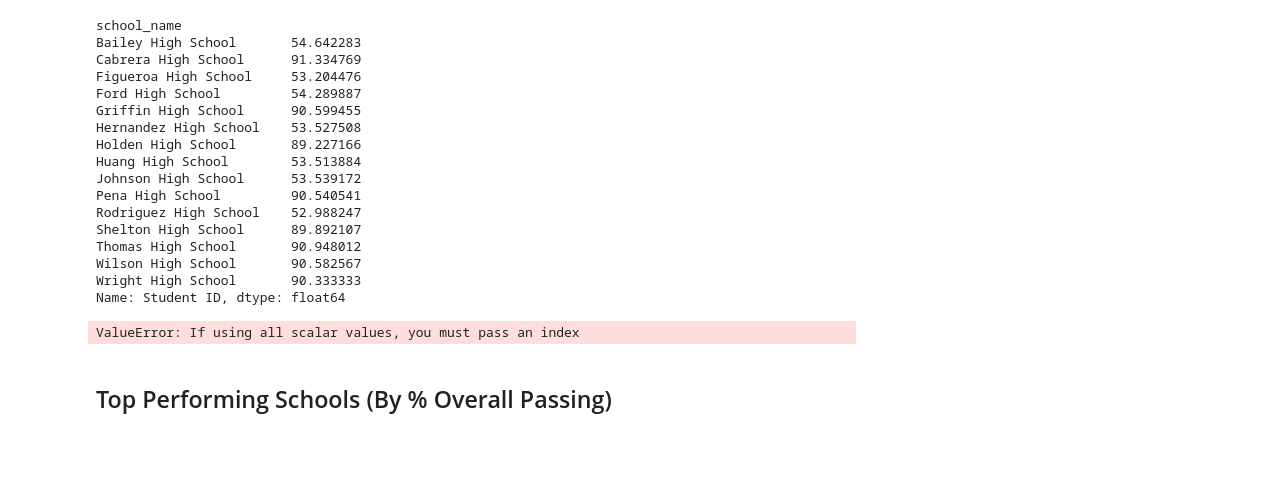
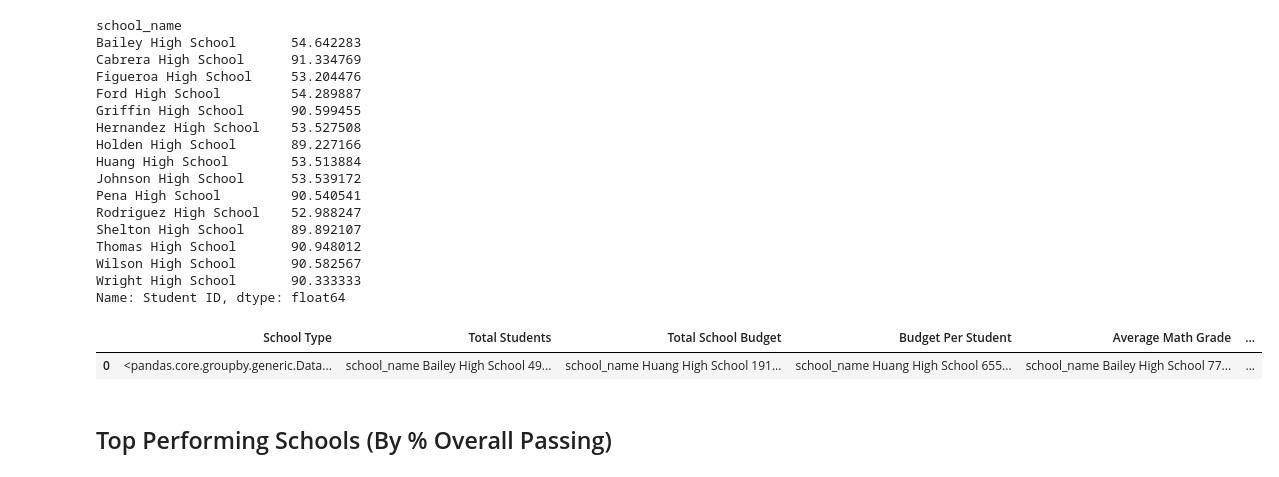
Before and after one commit to flbpilot/Panda-Challenge, a Jupyter notebook: PyCitySchools/PyCitySchools_starter.ipynb, the cells around one changed output. Saved outputs shown, nothing was run; the diff lists cells and outputs as text; code cells hidden in the pictures; blank space fills up the shorter version.

```diff
--- a/PyCitySchools/PyCitySchools_starter.ipynb
+++ b/PyCitySchools/PyCitySchools_starter.ipynb
@@ -295,19 +295,25 @@ Thomas High School       90.948012
 Wilson High School       90.582567
 Wright High School       90.333333
 Name: Student ID, dtype: float64
-# %%
-# Create a dataframe to hold the above results
-Data_Summary = pd.DataFrame({"School Type": school_type,
-                 "Total Students": total_students,
-                 "Total School": total_schools,
-                 "School Type": school_type})
-Data_Summary = Data_Summary[["School Type",
-                "Total Students",
-                 "Total School",
-                 "School Type"]]
-Data_Summary.head()
-# %% [output]
-ValueError: If using all scalar values, you must pass an index
+# %%
+# create a dataframe with the above results
+summary_school_perf={'School Type': [school_type],
+                 'Total Students': [students_school],
+                  'Total School Budget': [school_budgets],
+                  'Budget Per Student': [budget_student],
+                  'Average Math Grade': [school_math_average],
+                  'Average Read Grade': [school_reading_average],
+                  'Math Passing Rate': [math_pass_percentage],
+                  'Reading Passing Rate': [read_pass_percentage],
+                  'All Passing Rate': [all_pass_percentage]}
+summary_perf = pd.DataFrame(summary_school_perf)
+summary_perf = summary_perf[["School Type", "Total Students", "Total School Budget", "Budget Per Student",
+                 "Average Math Grade", "Average Read Grade", "Math Passing Rate", "Reading Passing Rate", "All Passing Rate"]]
+
+summary_perf.head()
+# %% [output]
+|  | School Type | Total Students | Total School Budget | Budget Per Student | Average Math Grade | ... |
+| 0 | <pandas.core.groupby.generic.Data... | school_name Bailey High School 49... | school_name Huang High School 191... | school_name Huang High School 655... | school_name Bailey High School 77... | ... |
 # %% [markdown]
 ## Top Performing Schools (By % Overall Passing)
 # %% [markdown]
```
Also changed, not shown: parts of 3 cells of this notebook.
